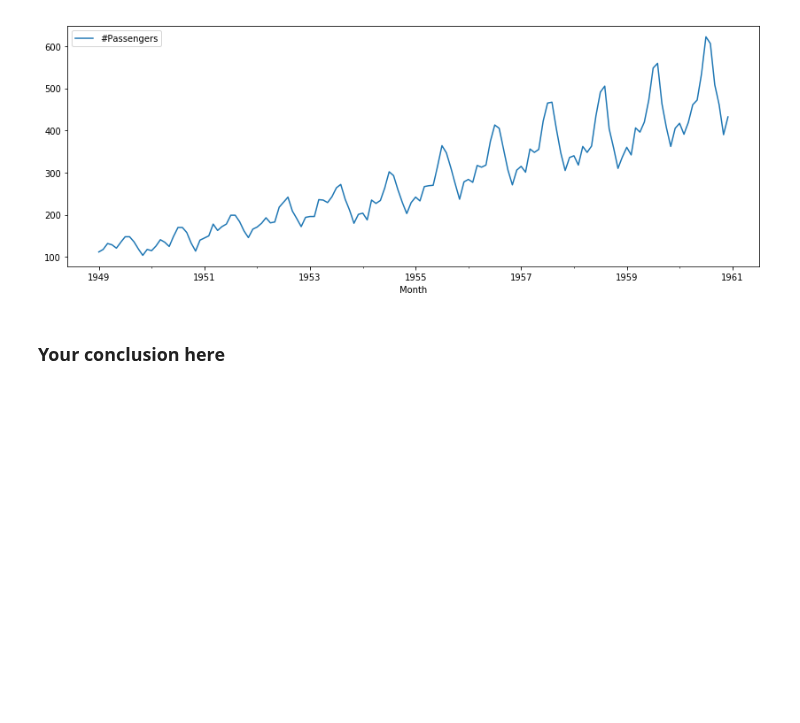
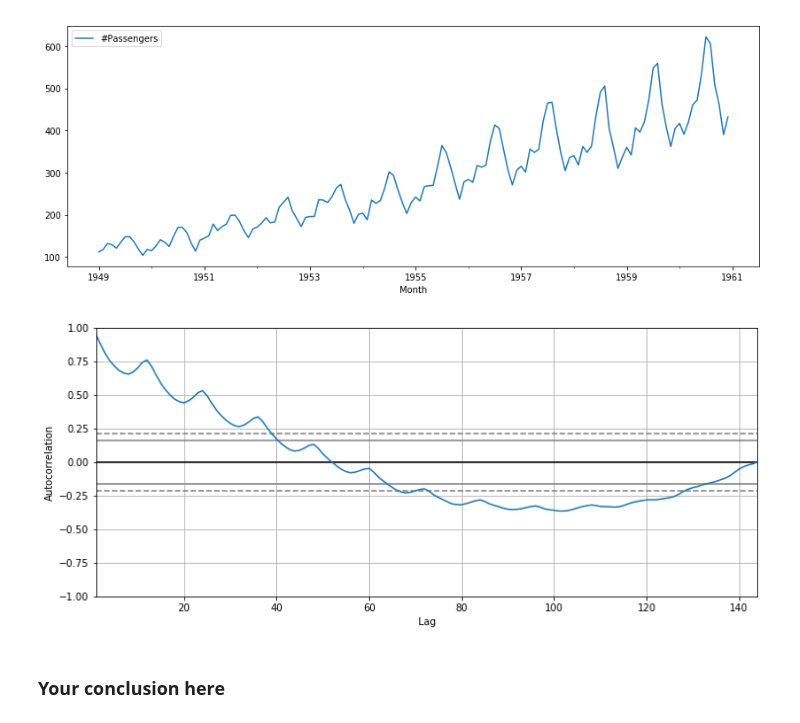
Before and after one commit to nkacoroski/dsc-3-26-05-correlation-and-autocorrelation-in-time-series-lab-seattle-ds-career-040119, a Jupyter notebook: index.ipynb, the cells around one changed output. Saved outputs shown, nothing was run; the diff lists cells and outputs as text; code cells hidden in the pictures; blank space fills up the shorter version.

```diff
--- a/index.ipynb
+++ b/index.ipynb
@@ -140,4 +140,6 @@ air.plot();
 [figure]
 # %%
 plt.figure(figsize=(12,5))
-pd.plotting.aut
+pd.plotting.autocorrelation_plot(air);
+# %% [output]
+[figure, added]
```
Also changed, not shown: parts of 2 cells of this notebook.
